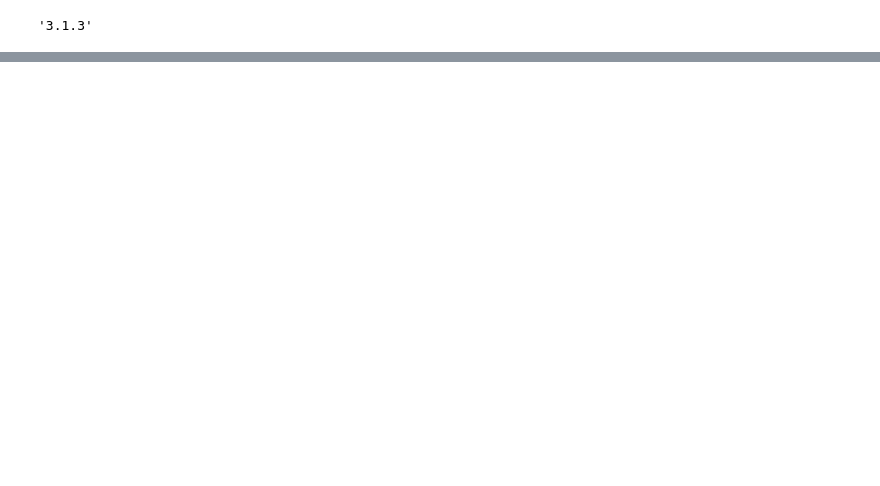
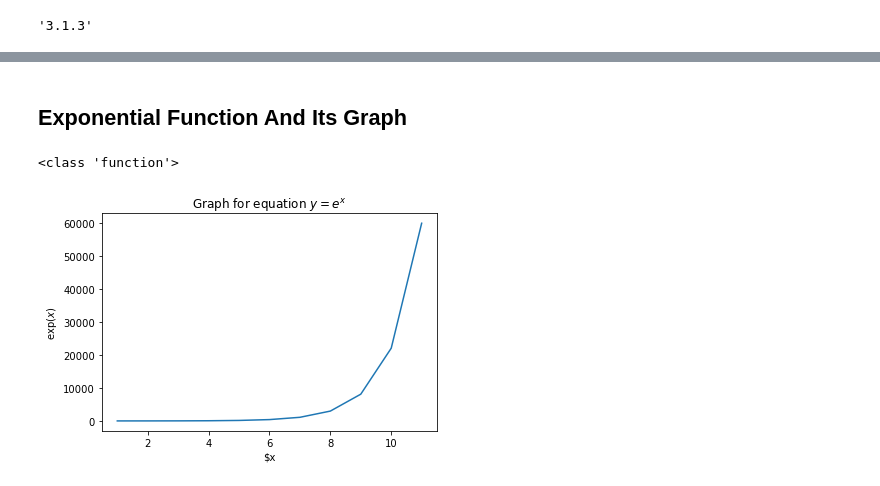
Before and after one commit to shashigharti/python-examples-for-beginners, a Jupyter notebook: notebooks/functions.ipynb, the cells around one changed output, grey strips where cells are left out. Cells and saved outputs as stored; diff of their text form; code cells hidden in the pictures; blank space fills up the shorter version.

```diff
--- a/notebooks/functions.ipynb
+++ b/notebooks/functions.ipynb
@@ -13 +17,14 @@ ModuleNotFoundError: No module named 'packages'
+# %% [markdown]
+<h2>Exponential Function And Its Graph</h2>
+# %%
+### Generate points and plot the graph for equation y=e**x ###
+
+x_rng = [1, 12]
+f = lambda x: math.exp(x)
+print(type(f))
+x,y = functions.generate(f, rng = x_rng)
+functions.plot_graph(x, y, label_y = "$\exp(x)$", label_x = "$x", title = "Graph for equation $y=e^{x}$")
+# %% [output]
+<class 'function'>
+[figure, added]
 # %%
```
Also changed, not shown: parts of 6 cells of this notebook, 2 other files.
